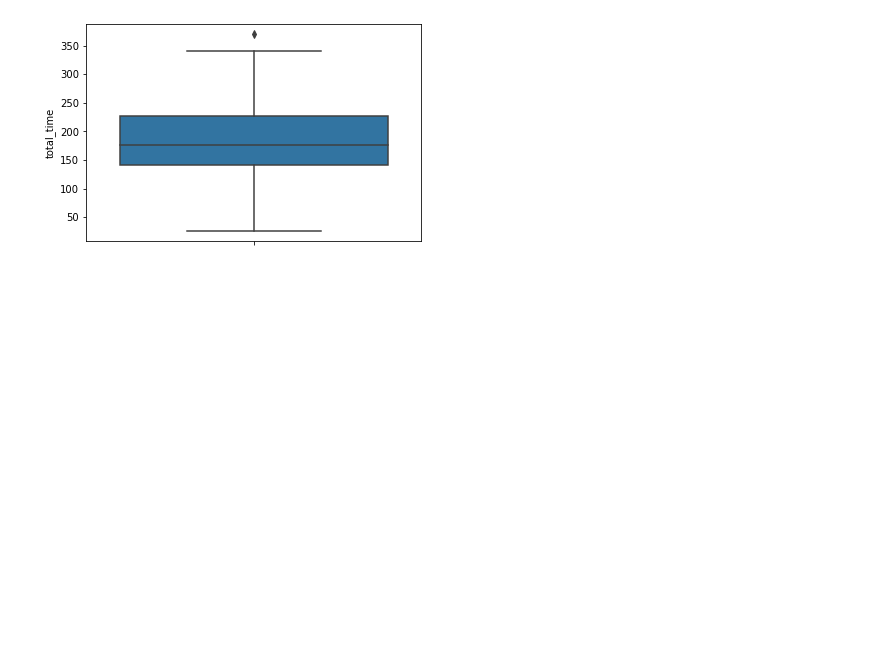
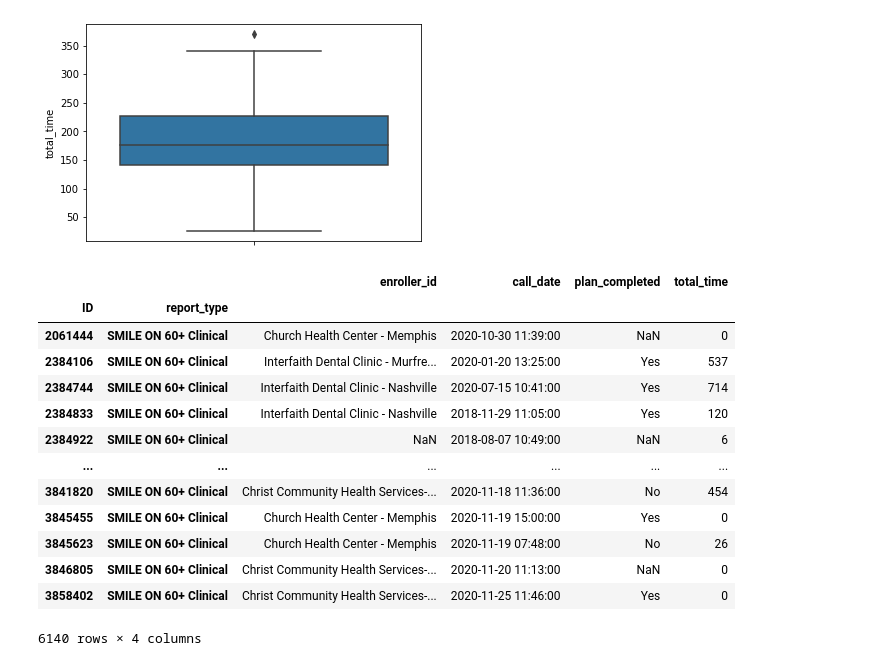
Before and after one commit to bsfcs/smile-on-hulk, a Jupyter notebook: notebooks/EDA.ipynb, the cells around one changed output. Cells and saved outputs as stored; diff of their text form; code cells hidden in the pictures; blank space fills up the shorter version.

```diff
--- a/notebooks/EDA.ipynb
+++ b/notebooks/EDA.ipynb
@@ -748,3 +748,20 @@ sns.boxplot(clinic_avg['total_time'],
 # %% [output]
 <matplotlib.axes._subplots.AxesSubplot at 0x...>
 [figure]
+# %%
+smile_smaller
+# %% [output]
+|  |  | enroller_id | call_date | plan_completed | total_time |
+| ID | report_type |  |  |  |  |
+| 2061444 | SMILE ON 60+ Clinical | Church Health Center - Memphis | 2020-10-30 11:39:00 | NaN | 0 |
+| 2384106 | SMILE ON 60+ Clinical | Interfaith Dental Clinic - Murfre... | 2020-01-20 13:25:00 | Yes | 537 |
+| 2384744 | SMILE ON 60+ Clinical | Interfaith Dental Clinic - Nashville | 2020-07-15 10:41:00 | Yes | 714 |
+| 2384833 | SMILE ON 60+ Clinical | Interfaith Dental Clinic - Nashville | 2018-11-29 11:05:00 | Yes | 120 |
+| 2384922 | SMILE ON 60+ Clinical | NaN | 2018-08-07 10:49:00 | NaN | 6 |
+| ... | ... | ... | ... | ... | ... |
+| 3841820 | SMILE ON 60+ Clinical | Christ Community Health Services-... | 2020-11-18 11:36:00 | No | 454 |
+| 3845455 | SMILE ON 60+ Clinical | Church Health Center - Memphis | 2020-11-19 15:00:00 | Yes | 0 |
+| 3845623 | SMILE ON 60+ Clinical | Church Health Center - Memphis | 2020-11-19 07:48:00 | No | 26 |
+| 3846805 | SMILE ON 60+ Clinical | Christ Community Health Services-... | 2020-11-20 11:13:00 | NaN | 0 |
+| 3858402 | SMILE ON 60+ Clinical | Christ Community Health Services-... | 2020-11-25 11:46:00 | Yes | 0 |
+6140 rows × 4 columns
```
Also changed, not shown: 5 other files.
